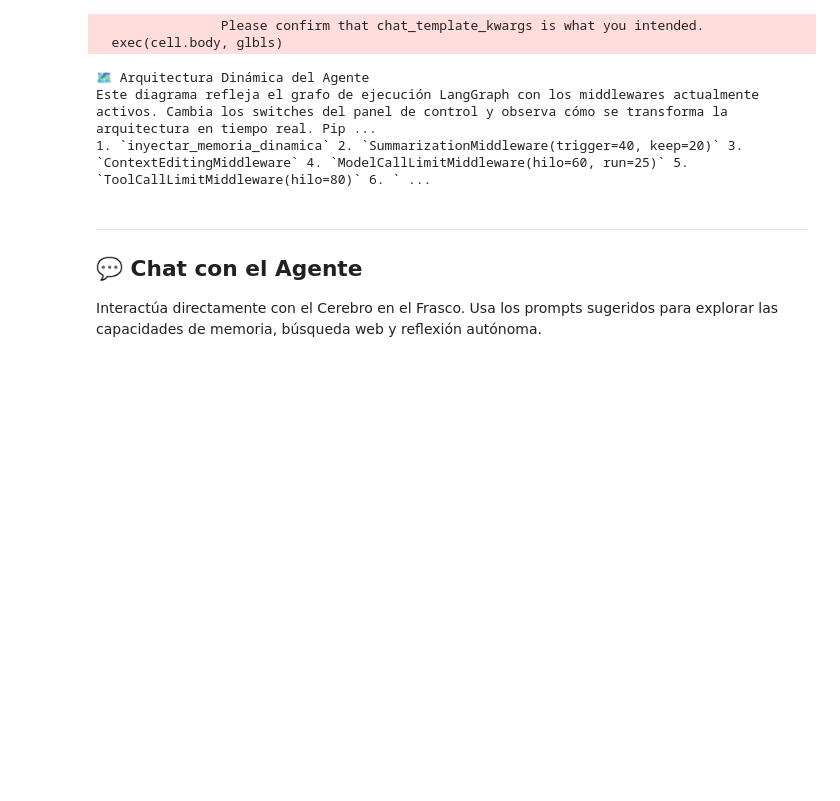
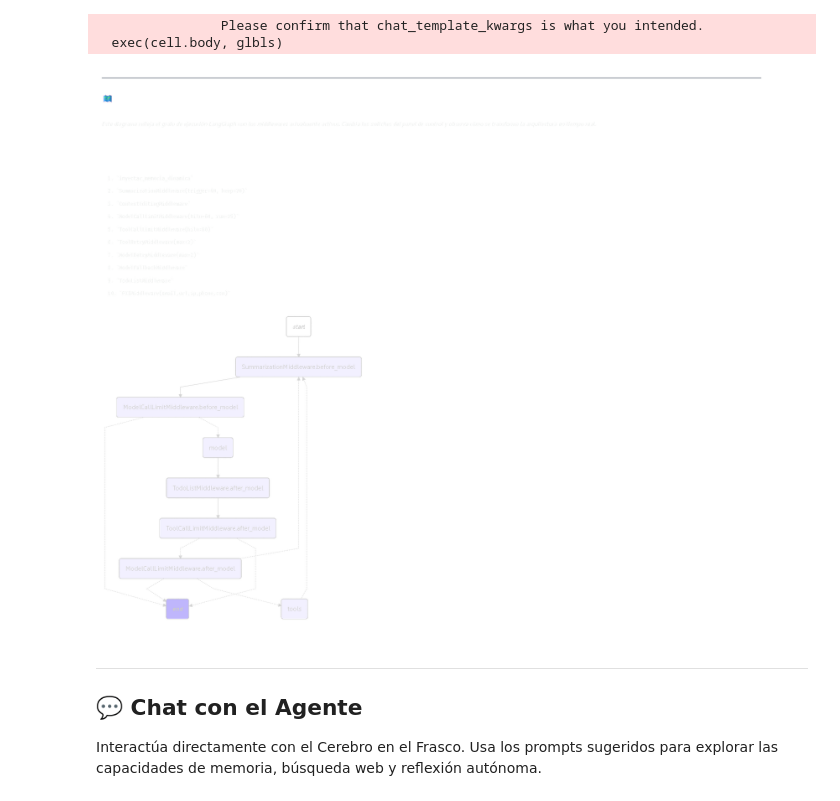
Before and after one commit to BiomedicLJZ/Curso_Agentes_CUGDL, a Jupyter notebook: __marimo__/agent_full.ipynb, the cells around one changed output. Drawn from its saved outputs; the diff is of its cells as text; code cells hidden in the pictures; blank space fills up the shorter version.

```diff
--- a/__marimo__/agent_full.ipynb
+++ b/__marimo__/agent_full.ipynb
@@ -347,8 +381,12 @@ semantica_activa = False
 
 if PAQUETE_NVIDIA and PRESENCIA_API_NVIDIA:
     try:
-        incrustador = NVIDIAEmbeddings(model=MODELO_EMBEDDINGS, truncate="END")
-        DIMENSIONES_EMB = len(incrustador.embed_query("sonda de dimensiones"))
+        incrustador = NVIDIAEmbeddings(
+            model=MODELO_EMBEDDINGS, truncate="END"
+        )
+        DIMENSIONES_EMB = len(
+            incrustador.embed_query("sonda de dimensiones")
+        )
         semantica_activa = True
     except Exception:
         semantica_activa = False
@@ -398,7 +436,9 @@ def ultimo_texto_usuario(mensajes: list) -> str:
     """Extrae el último mensaje del usuario de la lista del agente."""
     for m in reversed(mensajes):
         if m.__class__.__name__ == "HumanMessage":
-            return m.content if isinstance(m.content, str) else str(m.content)
+            return (
+                m.content if isinstance(m.content, str) else str(m.content)
+            )
     return ""
 
 def mezclar_recuerdos(
@@ -497,13 +544,13 @@ def olvidar(consulta: str) -> str:
     almacen_memoria.delete(ESPACIO_MEMORIA, resultados[0].key)
     return f"🗑️ Olvidado: {resultados[0].value.get('text', '')}"
 # %%
-@tool
 def buscar_en_red(consulta: str) -> str:
     """Realiza una búsqueda rápida en internet usando Tavily.
     Devuelve hasta 5 resultados relevantes con título, URL y fragmento.
     Úsalo para preguntas factuales actuales que no estén en tu conocimiento base."""
     try:
         from tavily import TavilyClient
+
         cliente = TavilyClient(os.getenv("TAVILY_API_KEY"))
         return str(cliente.search(consulta, max_results=5, language="es"))
     except Exception as e:
@@ -516,6 +563,7 @@ def investigar_a_fondo(consulta: str) -> str:
     Úsala para temas complejos que requieren síntesis de múltiples fuentes."""
     try:
         from tavily import TavilyClient
+
         cliente = TavilyClient(os.getenv("TAVILY_API_KEY"))
         return str(cliente.research(consulta))
     except Exception as e:
@@ -527,14 +575,19 @@ def extraer_pagina_web(url: str) -> str:
     Úsalo cuando el usuario proporcione una URL y quiera que analices su contenido."""
     try:
         from tavily import TavilyClient
+
         cliente = TavilyClient(os.getenv("TAVILY_API_KEY"))
         return str(cliente.extract(url))
     except Exception as e:
         return f"Error al extraer página: {e}"
 
 herramientas_totales = [
-    recordar, evocar, olvidar,
-    buscar_en_red, investigar_a_fondo, extraer_pagina_web,
+    recordar,
+    evocar,
+    olvidar,
+    buscar_en_red,
+    investigar_a_fondo,
+    extraer_pagina_web,
 ]
 # %%
 PERSONAJE_BASE = (
@@ -668,7 +776,9 @@ ID_HILO = "sesion-" + uuid.uuid4().hex[:8]
 if agente_cerebro is not None:
     arquitectura_mermaid = agente_cerebro.get_graph().draw_mermaid()
     # Mermaid usa [] para nodos; escapar evita conflictos de parseo
-    arquitectura_mermaid = arquitectura_mermaid.replace("[", "_").replace("]", "_")
+    arquitectura_mermaid = arquitectura_mermaid.replace("[", "_").replace(
+        "]", "_"
+    )
 else:
     arquitectura_mermaid = (
         "graph TD\n"
@@ -676,24 +786,26 @@ else:
         "    B --> C(Configura tu .env para activar el agente)"
     )
 # %%
-_lista_mw_arch = "\n".join(f"  {i+1}. `{n}`" for i, n in enumerate(middlewares_nombres))
+_lista_mw_arch = "\n".join(
+    f"  {i + 1}. `{n}`" for i, n in enumerate(middlewares_nombres)
+)
 
-mo.vstack([
-mo.md(f"""
+mo.vstack(
+    [
+        mo.md(f"""
 ---
 ## 🗺️ Arquitectura Dinámica del Agente
 
 *Este diagrama refleja el grafo de ejecución LangGraph con los middlewares
 actualmente activos. Cambia los switches del panel de control y observa
 cómo se transforma la arquitectura en tiempo real.*
 
 **Pipeline activo ({len(middlewares_nombres)} capas):**
 {_lista_mw_arch}
 """),
-mo.mermaid(arquitectura_mermaid),
-])
+        mo.mermaid(arquitectura_mermaid),
+    ]
+)
 # %% [output]
-🗺️ Arquitectura Dinámica del Agente
-Este diagrama refleja el grafo de ejecución LangGraph con los middlewares actualmente activos. Cambia los switches del panel de control y observa cómo se transforma la arquitectura en tiempo real. Pip ...
-1. `inyectar_memoria_dinamica` 2. `SummarizationMiddleware(trigger=40, keep=20)` 3. `ContextEditingMiddleware` 4. `ModelCallLimitMiddleware(hilo=60, run=25)` 5. `ToolCallLimitMiddleware(hilo=80)` 6. ` ...
+[figure, added]
 # %%
```
Also changed, not shown: parts of 22 cells of this notebook, 2 other files.
